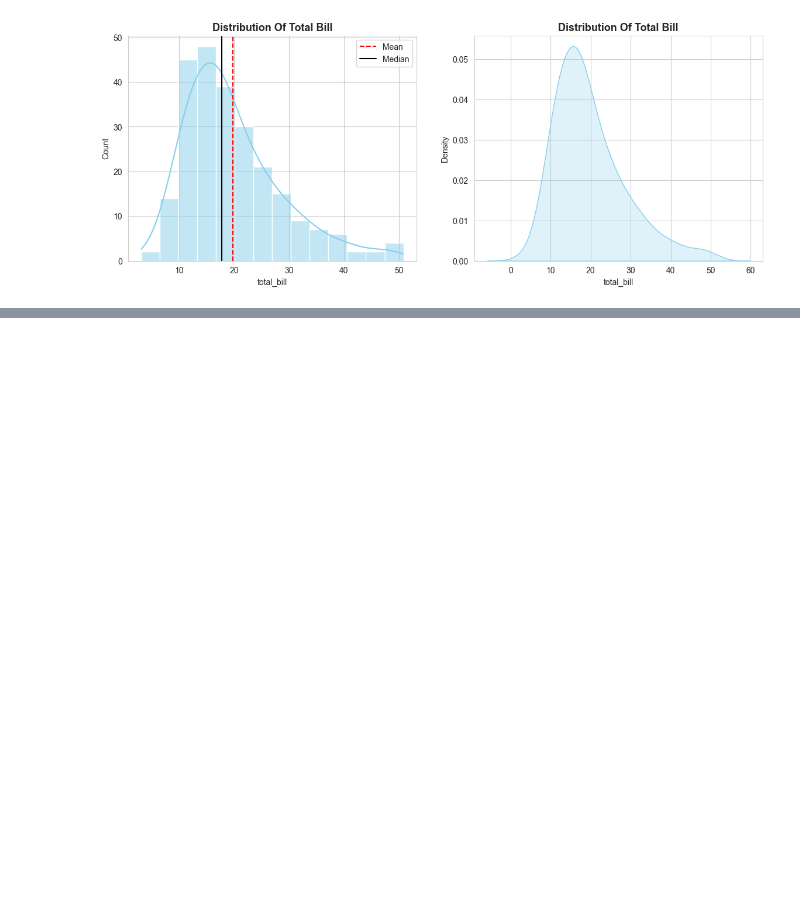
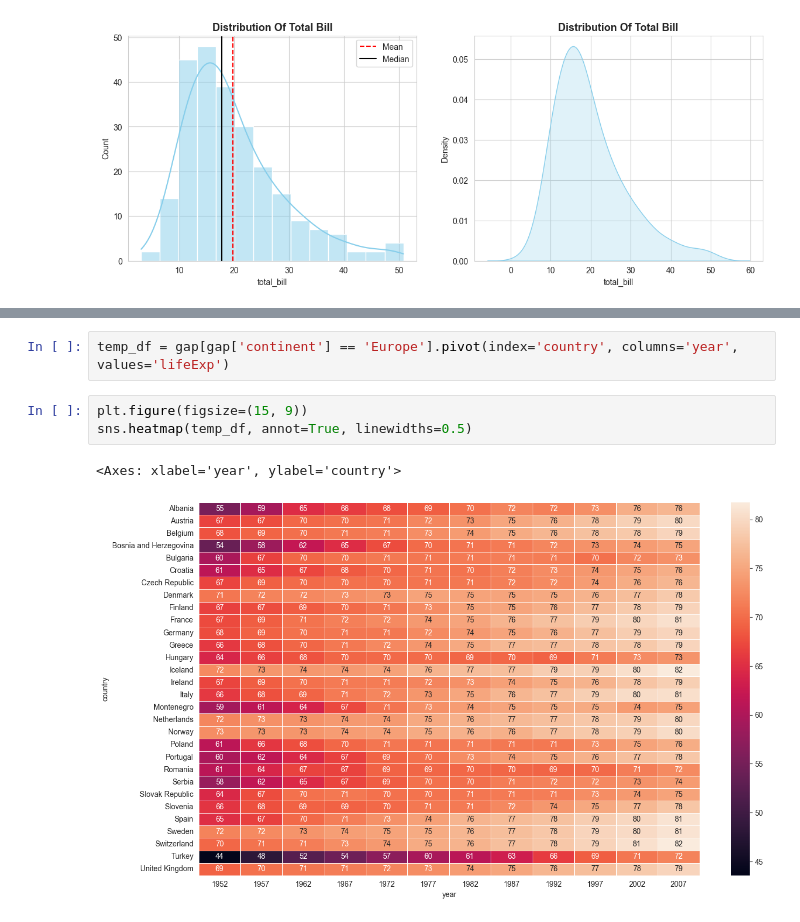
Before and after one commit to mohammadkhorshed/python-practice, a Jupyter notebook: seaborn/seaborn_learning.ipynb, the cells around one changed output, grey strips where cells are left out. Saved outputs shown, nothing was run; the diff lists cells and outputs as text; blank space fills up the shorter version.

```diff
--- a/seaborn/seaborn_learning.ipynb
+++ b/seaborn/seaborn_learning.ipynb
@@ -333,0 +360,8 @@ plt.show()
+# %%
+temp_df = gap[gap['continent'] == 'Europe'].pivot(index='country', columns='year', values='lifeExp')
+# %%
+plt.figure(figsize=(15, 9))
+sns.heatmap(temp_df, annot=True, linewidths=0.5)
+# %% [output]
+<Axes: xlabel='year', ylabel='country'>
+[figure, added]
```
Also changed, not shown: parts of 8 cells of this notebook.
